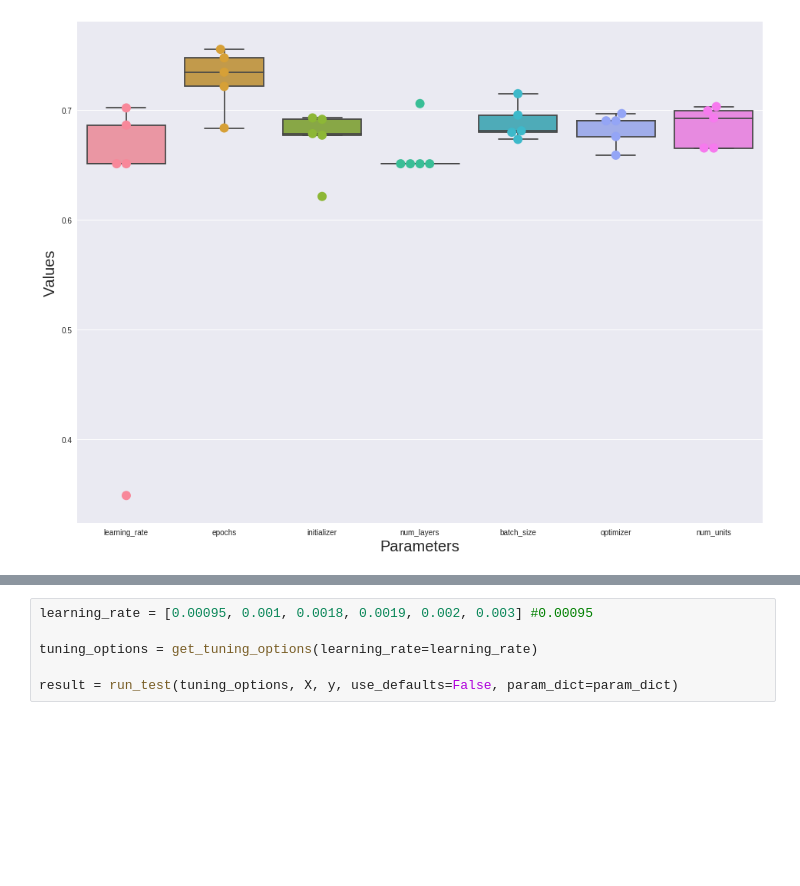
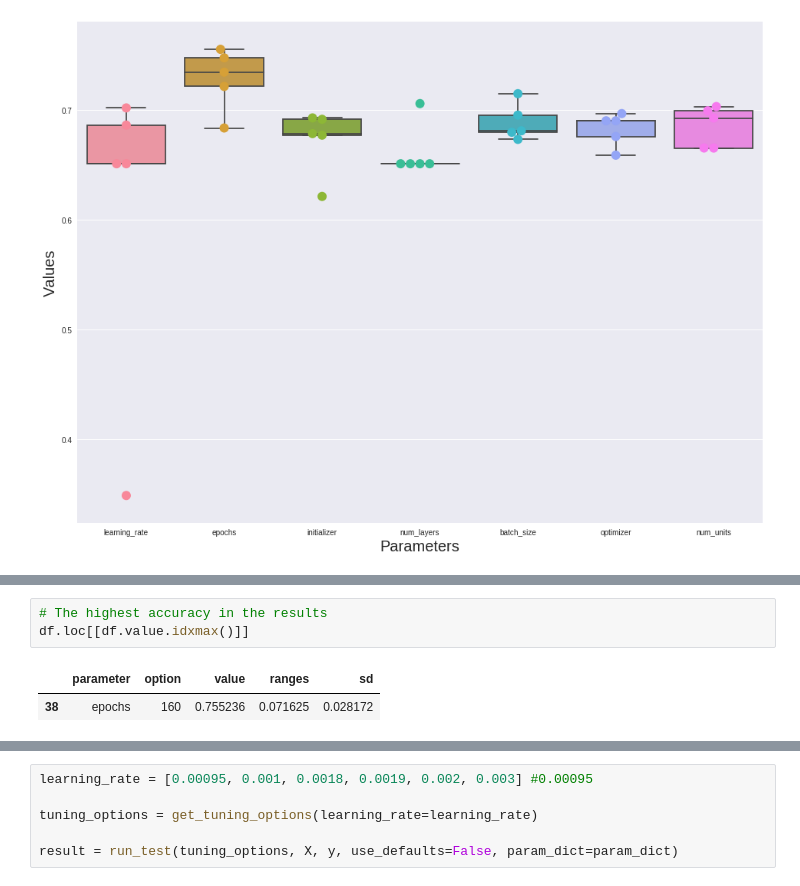
Before and after one commit to georgeliu1998/keras_model_tuning, a Jupyter notebook: keras.ipynb, the cells around one changed output, grey strips where cells are left out. Cells and saved outputs as stored; diff of their text form; blank space fills up the shorter version.

```diff
--- a/keras.ipynb
+++ b/keras.ipynb
@@ -519,0 +506,6 @@ build_test_model(param_dict=param_dict)
+# %%
+# The highest accuracy in the results
+df.loc[[df.value.idxmax()]]
+# %% [output]
+|  | parameter | option | value | ranges | sd |
+| 38 | epochs | 160 | 0.755236 | 0.071625 | 0.028172 |
```
Also changed, not shown: parts of 13 cells of this notebook.
